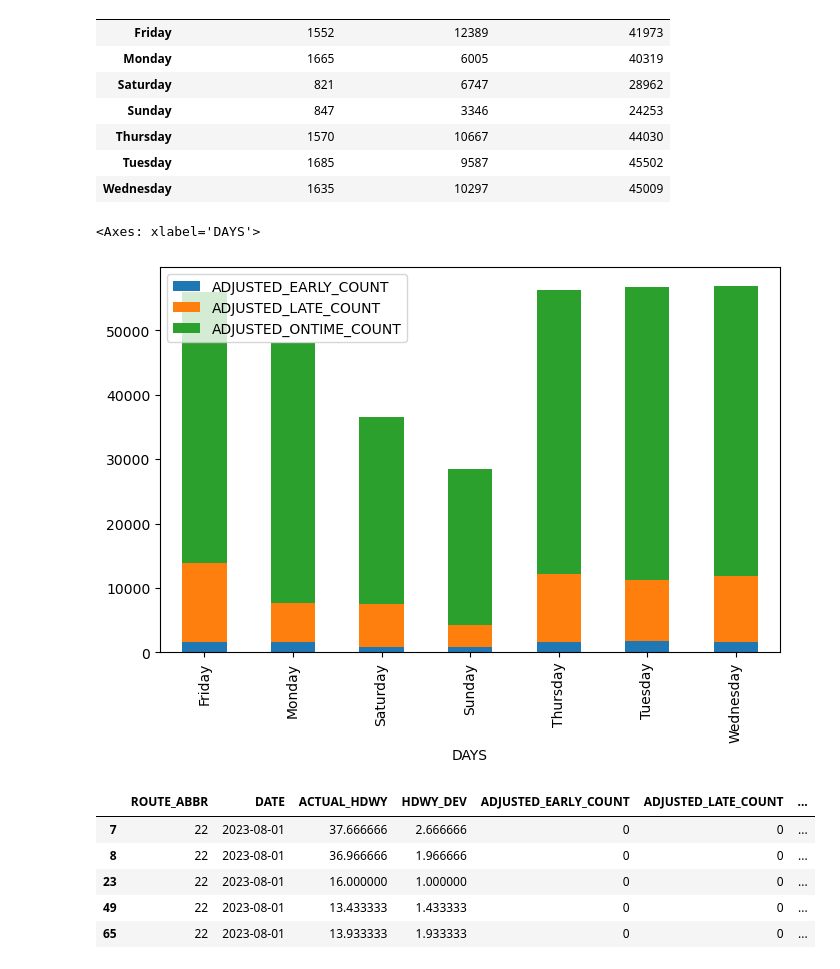
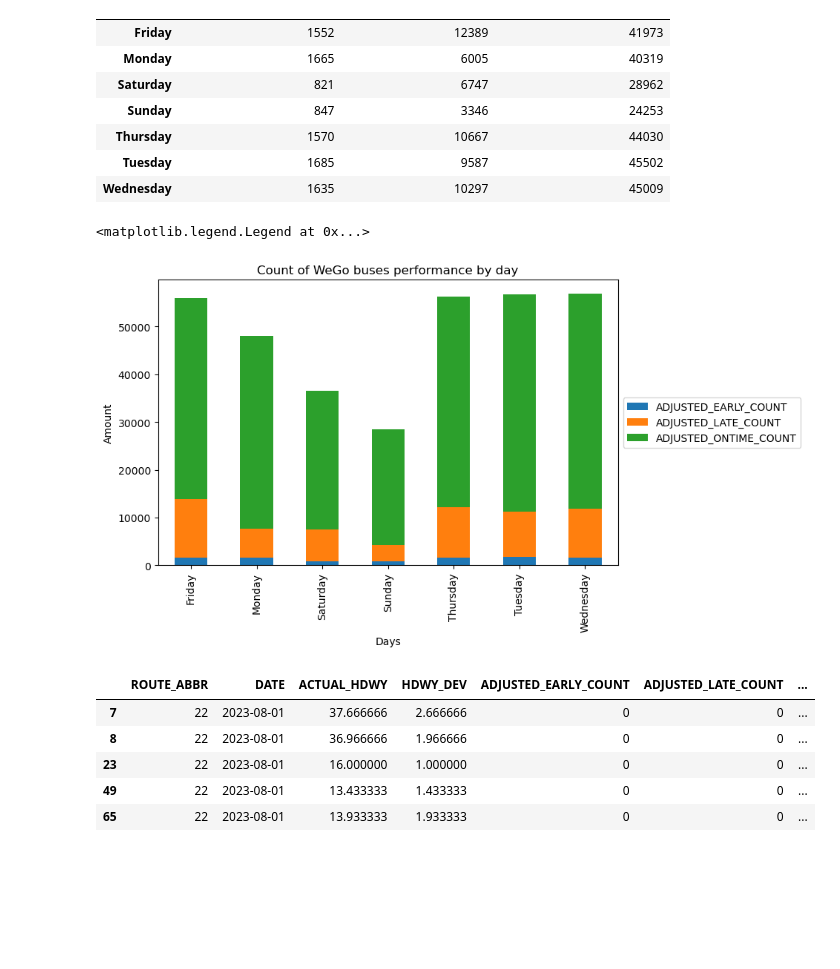
Before and after one commit to NSS-Data-Analytics-Cohort-12/wego-python-da12-javascript-express, a Jupyter notebook: notebooks/wego_project_gt.ipynb, the cells around one changed output. Cells and saved outputs as stored; diff of their text form; code cells hidden in the pictures; blank space fills up the shorter version.

```diff
--- a/notebooks/wego_project_gt.ipynb
+++ b/notebooks/wego_project_gt.ipynb
@@ -521,5 +524,5 @@ wego_3_days_on_time = wego_3.groupby('DAYS')['ADJUSTED_ONTIME_COUNT'].sum()
 # %%
 wego_3_3 = pd.concat([wego_3_days_early,wego_3_days_late ], axis=1, join="inner")
 # %%
-wego_3_6 = pd.concat([wego_3_3,wego_3_days_on_time ], axis=1, join="inner")
+wego_3_7 = pd.concat([wego_3_3,wego_3_days_on_time ], axis=1, join="inner")
 # %%
@@ -535,10 +538,15 @@ wego_3_6
 | Tuesday | 1685 | 9587 | 45502 |
 | Wednesday | 1635 | 10297 | 45009 |
 # %%
-wego_3_6.plot.bar(stacked=True,figsize = ( 8 , 5 ))
+wego_3_7.plot.bar(stacked=True,figsize = ( 8 , 5 ))
+plt.title("Count of WeGo buses performance by day")
+plt.xlabel("Days")
+plt.ylabel("Amount")
+
+plt.legend(loc='center left', bbox_to_anchor=(1.0, 0.5))
 # %% [output]
-<Axes: xlabel='DAYS'>
+<matplotlib.legend.Legend at 0x...>
-[figure, old version]
+[figure, new version]
 # %%
 # use headway percentage not actual headway. (headway dev / actual headway) * 100
 # %%
```
Also changed, not shown: parts of 14 cells of this notebook.
